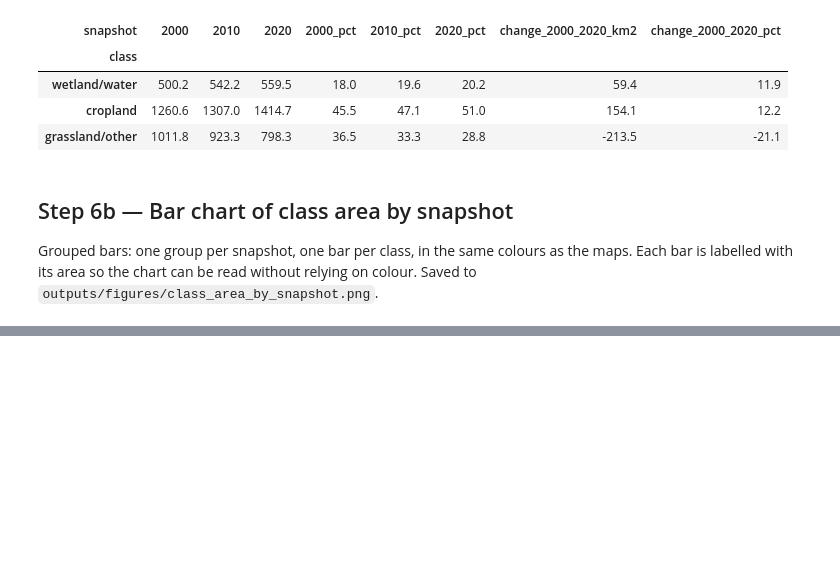
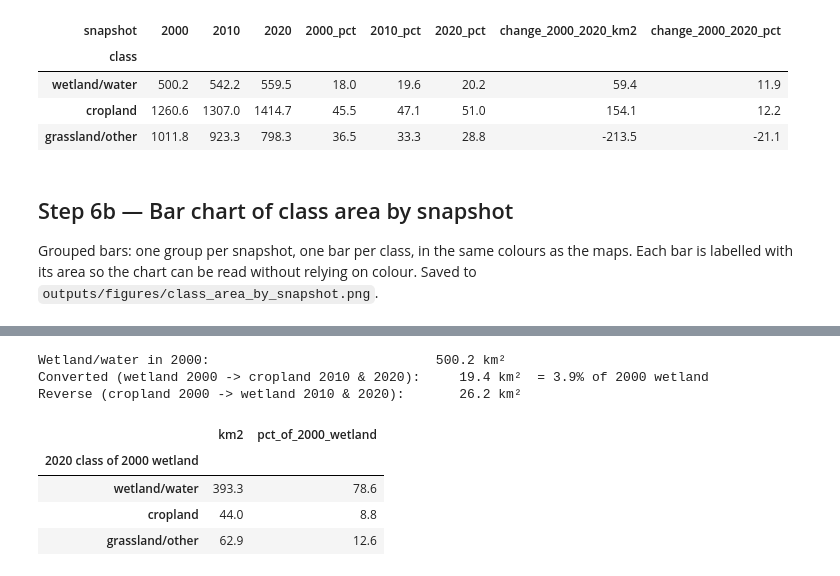
Before and after one commit to liammartin3/agriculture-wetland-loss, a Jupyter notebook: wetland_loss.ipynb, the cells around one changed output, grey strips where cells are left out. Drawn from its saved outputs; the diff is of its cells as text; code cells hidden in the pictures; blank space fills up the shorter version.

```diff
--- a/wetland_loss.ipynb
+++ b/wetland_loss.ipynb
@@ -1003,0 +1017,36 @@ plt.show()
+# %%
+c2000, c2010, c2020 = (classified[y] for y in (2000, 2010, 2020))
+converted = c2000.eq(0).And(c2010.eq(1)).And(c2020.eq(1)).rename("converted")
+reverse = c2000.eq(1).And(c2010.eq(0)).And(c2020.eq(0)).rename("reverse")
+
+
+def area_km2(mask):
+    """Total area (km²) of pixels where mask is 1."""
+    return ee.Image.pixelArea().divide(1e6).updateMask(mask).reduceRegion(
+        ee.Reducer.sum(), aoi, crs=cdl_proj, scale=30, maxPixels=1e10).get("area").getInfo()
+
+
+wetland_2000_km2 = area_km2(c2000.eq(0))
+converted_km2 = area_km2(converted)
+reverse_km2 = area_km2(reverse)
+
+print(f"Wetland/water in 2000:                          {wetland_2000_km2:8.1f} km²")
+print(f"Converted (wetland 2000 -> cropland 2010 & 2020): {converted_km2:8.1f} km²  "
+      f"= {100 * converted_km2 / wetland_2000_km2:.1f}% of 2000 wetland")
+print(f"Reverse (cropland 2000 -> wetland 2010 & 2020):   {reverse_km2:8.1f} km²")
+
+# Fate of 2000 wetland: what was it classified as in 2020?
+fate = {CLASS_NAMES[k]: area_km2(c2000.eq(0).And(c2020.eq(k))) for k in CLASS_NAMES}
+fate_table = pd.DataFrame({"km2": fate})
+fate_table["pct_of_2000_wetland"] = 100 * fate_table["km2"] / wetland_2000_km2
+fate_table.index.name = "2020 class of 2000 wetland"
+fate_table.round(1)
+# %% [output]
+Wetland/water in 2000:                             500.2 km²
+Converted (wetland 2000 -> cropland 2010 & 2020):     19.4 km²  = 3.9% of 2000 wetland
+Reverse (cropland 2000 -> wetland 2010 & 2020):       26.2 km²
+|  | km2 | pct_of_2000_wetland |
+| 2020 class of 2000 wetland |  |  |
+| wetland/water | 393.3 | 78.6 |
+| cropland | 44.0 | 8.8 |
+| grassland/other | 62.9 | 12.6 |
```
Also changed, not shown: parts of 5 cells of this notebook, 2 other files.
